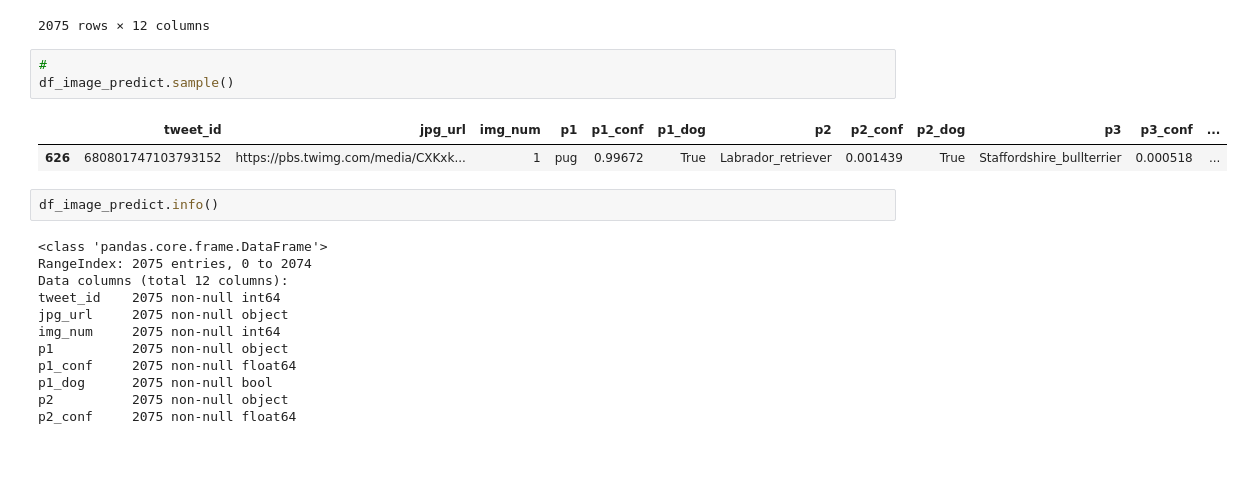
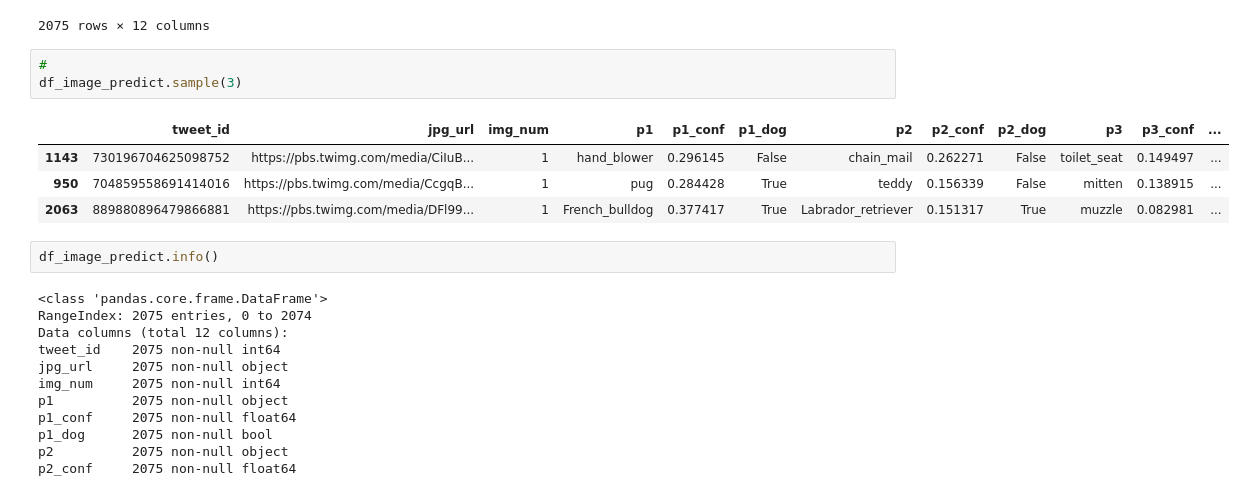
Before and after one commit to sphelps731/Data-Wrangling-and-Modelling, a Jupyter notebook: wrangle_act.ipynb, the cells around one changed output. Saved outputs shown, nothing was run; the diff lists cells and outputs as text; blank space fills up the shorter version.

```diff
--- a/wrangle_act.ipynb
+++ b/wrangle_act.ipynb
@@ -257,10 +232,12 @@ df_image_predict.sort_values(['p1_conf', 'p1'], ascending=False)
 2075 rows × 12 columns
 # %%
 #
-df_image_predict.sample()
+df_image_predict.sample(3)
 # %% [output]
 |  | tweet_id | jpg_url | img_num | p1 | p1_conf | p1_dog | p2 | p2_conf | p2_dog | p3 | p3_conf | ... |
-| 626 | 680801747103793152 | https://pbs.twimg.com/media/CXKxk... | 1 | pug | 0.99672 | True | Labrador_retriever | 0.001439 | True | Staffordshire_bullterrier | 0.000518 | ... |
+| 1143 | 730196704625098752 | https://pbs.twimg.com/media/CiIuB... | 1 | hand_blower | 0.296145 | False | chain_mail | 0.262271 | False | toilet_seat | 0.149497 | ... |
+| 950 | 704859558691414016 | https://pbs.twimg.com/media/CcgqB... | 1 | pug | 0.284428 | True | teddy | 0.156339 | False | mitten | 0.138915 | ... |
+| 2063 | 889880896479866881 | https://pbs.twimg.com/media/DFl99... | 1 | French_bulldog | 0.377417 | True | Labrador_retriever | 0.151317 | True | muzzle | 0.082981 | ... |
 # %%
 df_image_predict.info()
 # %% [output]
```
Also changed, not shown: parts of 22 cells of this notebook.
